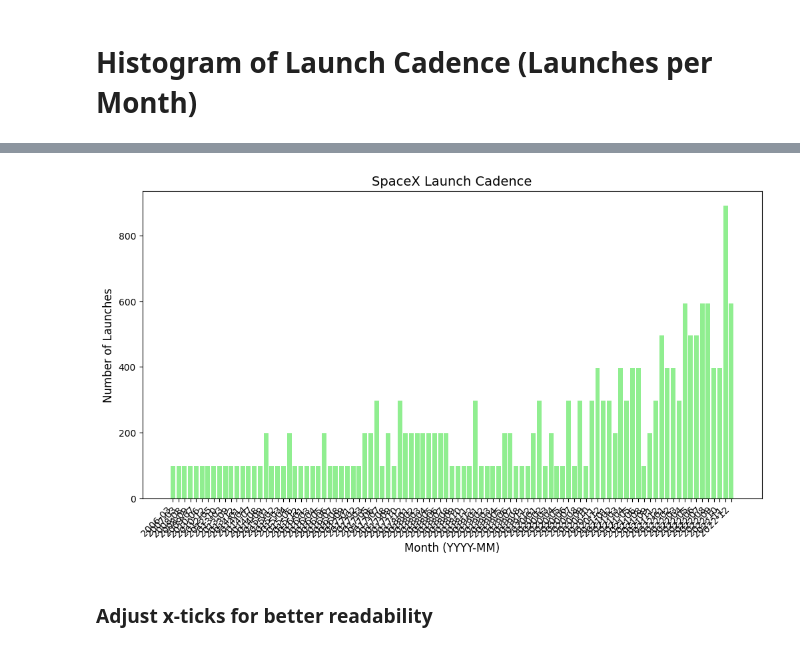
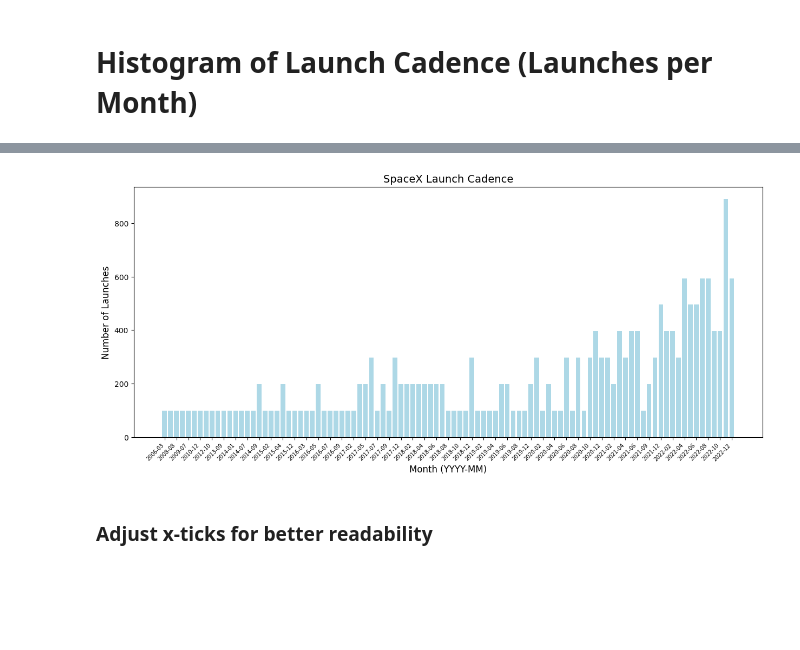
Before and after one commit to haphantran/Python_CrashCourse, a Jupyter notebook: Chap7-SpaceX_API_with_matplotlib/Chap7_SpaceX_API_small_project.ipynb, the cells around one changed output, grey strips where cells are left out. Drawn from its saved outputs; the diff is of its cells as text; code cells hidden in the pictures; blank space fills up the shorter version.

```diff
--- a/Chap7-SpaceX_API_with_matplotlib/Chap7_SpaceX_API_small_project.ipynb
+++ b/Chap7-SpaceX_API_with_matplotlib/Chap7_SpaceX_API_small_project.ipynb
@@ -130,3 +210,7 @@ Requirement already satisfied: packaging>=20.0 in /opt/homebrew/lib/python3.11/s
 [notice] A new release of pip is available: 24.0 -> 24.1.1
 [notice] To update, run: python3.11 -m pip install --upgrade pip
 Note: you may need to restart the kernel to use updated packages.
+# %%
+launch = all_launches[0]
+# launch['date_utc'][:4]
+launch['success']
@@ -229,24 +345,19 @@ plt.show()
 # %%
-import matplotlib.pyplot as plt
-from collections import Counter
 
-# Extract month and year from launch dates
-launch_months = [launch['date_utc'][:7] for launch in all_launches]
-
-# Count launches per month
-launch_counts = Counter(launch_months)
 
 # Create the histogram
-plt.figure(figsize=(12, 6))
-plt.bar(launch_counts.keys(), launch_counts.values(), color='lightgreen')
+plt.figure(figsize=(15, 6))
+plt.bar(launch_counts.keys(), launch_counts.values(), color='lightblue')
+ax = plt.gca()  # Get the current axes
+ax.set_xticks(ax.get_xticks()[::2])
 plt.xlabel('Month (YYYY-MM)', fontsize=12)
 plt.ylabel('Number of Launches', fontsize=12)
 plt.title('SpaceX Launch Cadence', fontsize=14)
-plt.xticks(rotation=45, ha="right", fontsize=10)
+plt.xticks(rotation=45, ha="right", fontsize=7)
 plt.yticks(fontsize=10)
 plt.show()
 # %% [output]
-[figure, old version]
+[figure, new version]
 # %% [markdown]
 ### Adjust x-ticks for better readability
 # %%
```
Also changed, not shown: parts of 16 cells of this notebook, 4 other files.
